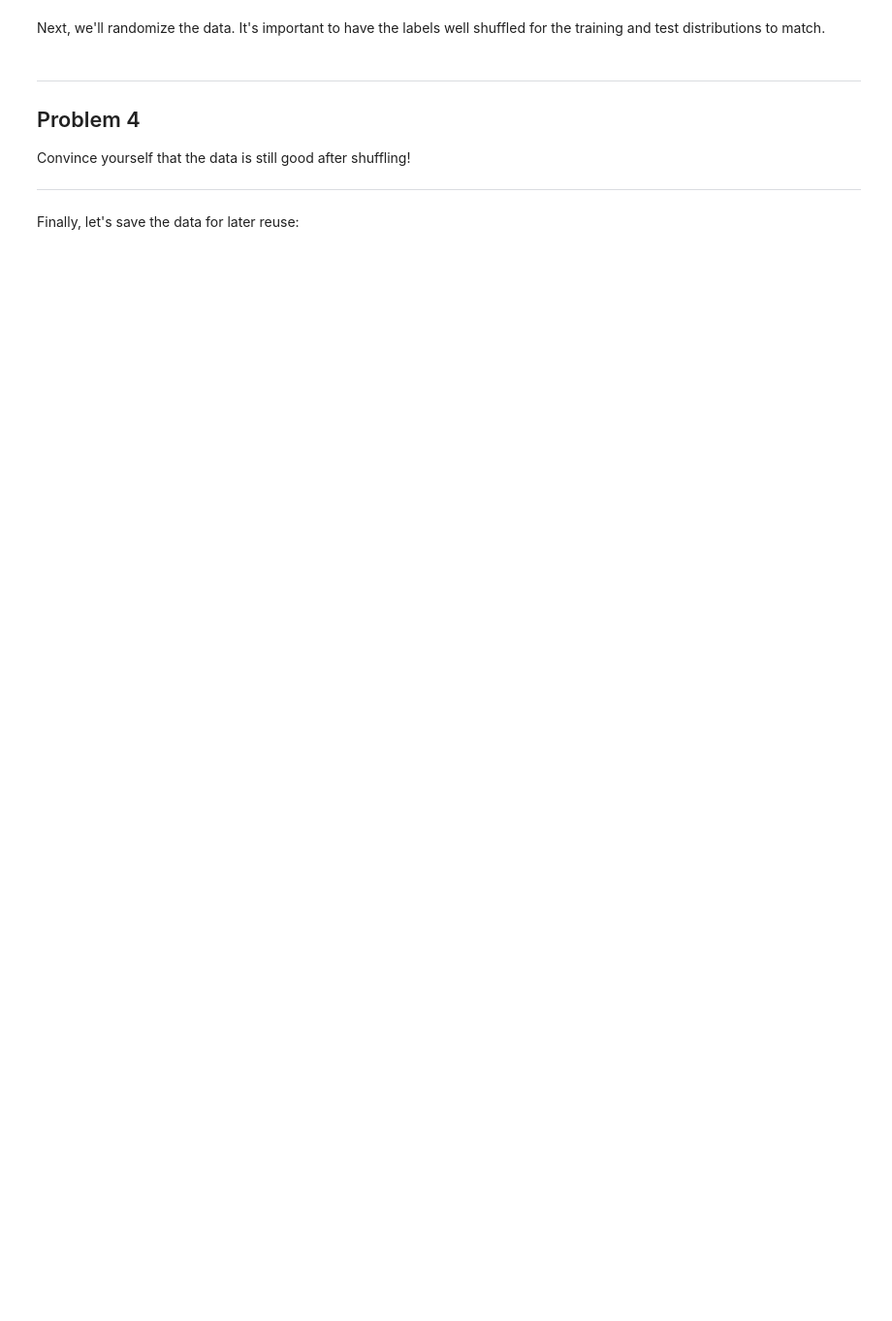
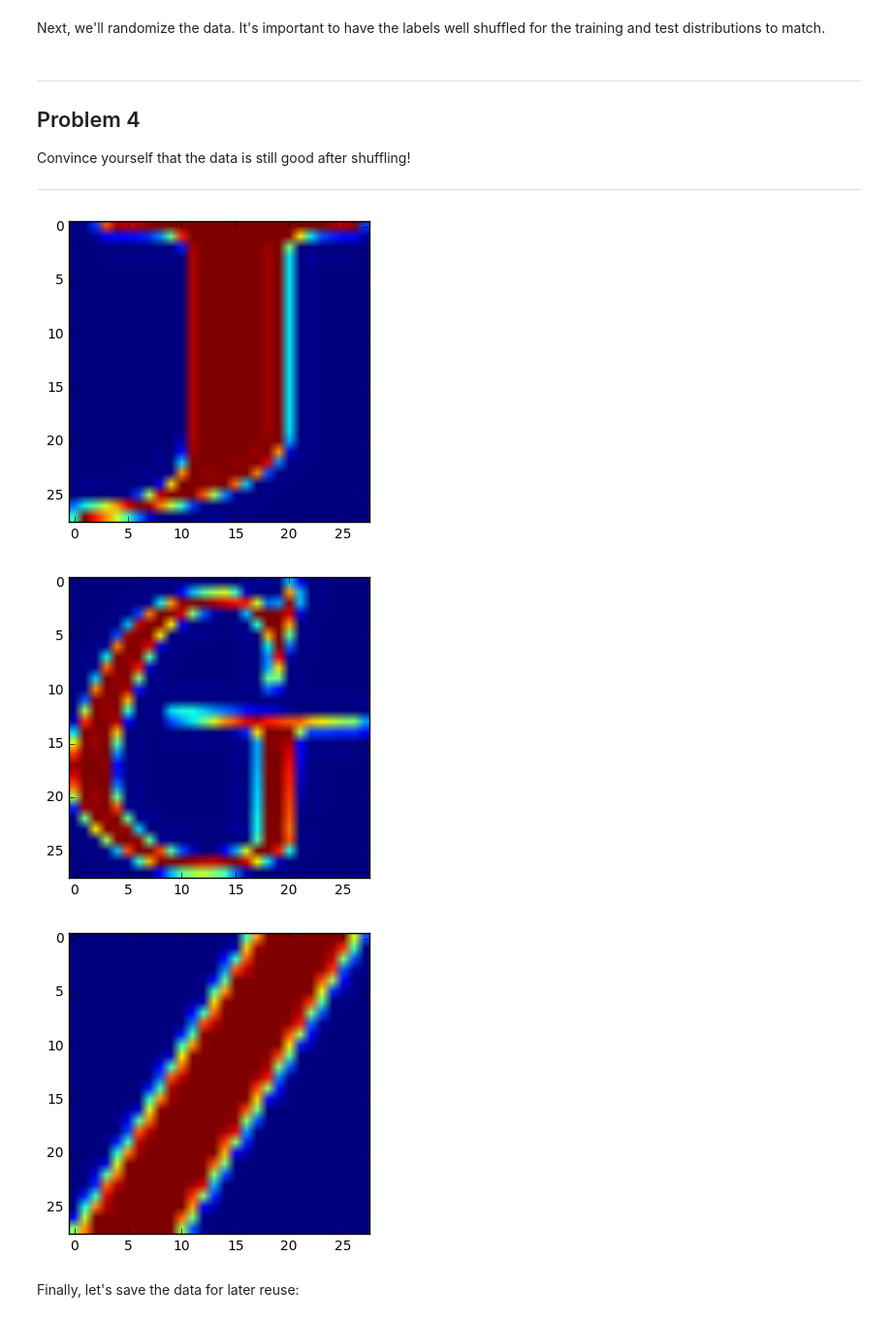
Before and after one commit to avenezia/UD-730-Deep-Learning, a Jupyter notebook: week1/1_notmnist.ipynb, the cells around one changed output. Shown at 97% size. Cells and saved outputs as stored; diff of their text form; code cells hidden in the pictures; blank space fills up the shorter version.

```diff
--- a/week1/1_notmnist.ipynb
+++ b/week1/1_notmnist.ipynb
@@ -339,6 +341,22 @@ Problem 4
 Convince yourself that the data is still good after shuffling!
 
 ---
+# %%
+plt.imshow(train_dataset[1])
+plt.show()
+plt.imshow(test_dataset[10])
+plt.show()
+plt.imshow(valid_dataset[100])
+plt.show()
+
+import string
+assert train_labels[1] == string.lowercase.index('j'), "Problem with training labels"
+assert test_labels[10] == string.lowercase.index('g'), "Problem with test labels"
+assert valid_labels[100] == string.lowercase.index('i'), "Problem with validation labels"
+# %% [output]
+[figure, added]
+[figure, added]
+[figure, added]
 # %% [markdown]
 Finally, let's save the data for later reuse:
 # %%
```
Also changed, not shown: parts of 9 cells of this notebook.
